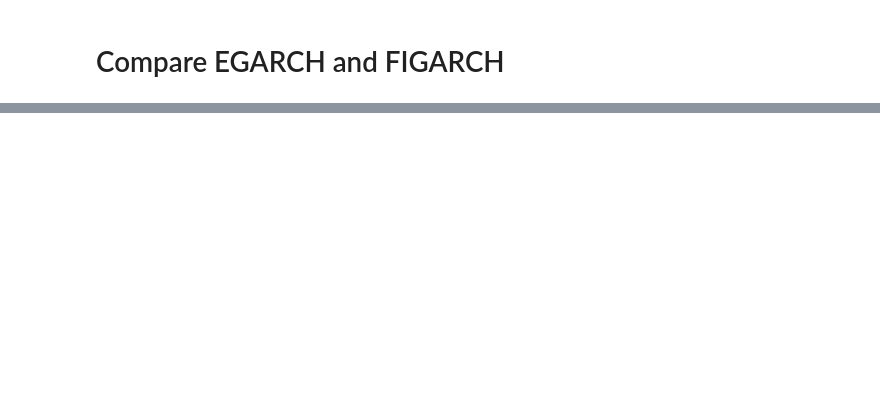
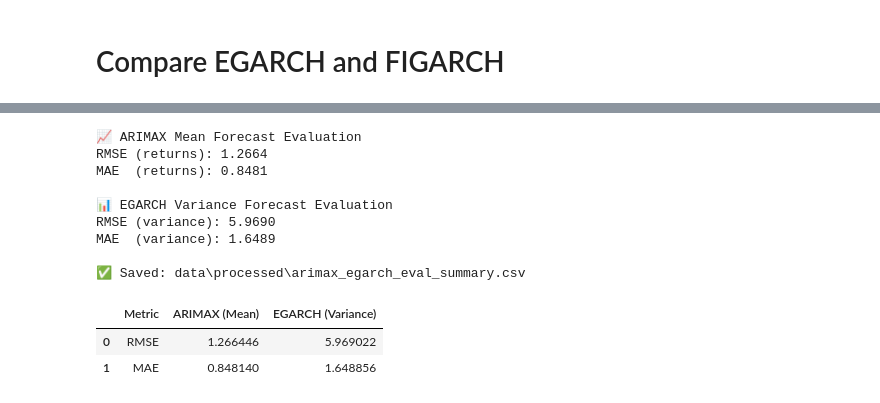
Before and after one commit to ladijoseph/AWT-LSTM-ARIMAX-FIEGARCH-Model, a Jupyter notebook: 01_data_acquisition_preprocessing.ipynb, the cells around one changed output, grey strips where cells are left out. Saved outputs shown, nothing was run; the diff lists cells and outputs as text; code cells hidden in the pictures; blank space fills up the shorter version.

```diff
--- a/01_data_acquisition_preprocessing.ipynb
+++ b/01_data_acquisition_preprocessing.ipynb
@@ -999,0 +1319,52 @@ EGARCH leverage gamma=-0.1673, p=1.444e-30 -> material (leverage present) (negat
+# %%
+# ============================================================
+# Evaluation: ARIMAX OOS Forecast Accuracy
+# ============================================================
+
+from sklearn.metrics import mean_squared_error, mean_absolute_error
+
+# Ensure alignment of actuals and forecasts
+actual = y.loc[mu_fc.index]
+forecast = mu_fc.reindex(actual.index)
+
+# Compute metrics
+rmse = np.sqrt(mean_squared_error(actual, forecast))
+mae  = mean_absolute_error(actual, forecast)
+
+# Optional variance forecast check
+realized_var = (actual ** 2).reindex(var_fc.index)
+var_rmse = np.sqrt(mean_squared_error(realized_var, var_fc))
+var_mae  = mean_absolute_error(realized_var, var_fc)
+
+# Display results
+print("📈 ARIMAX Mean Forecast Evaluation")
+print(f"RMSE (returns): {rmse:.4f}")
+print(f"MAE  (returns): {mae:.4f}\n")
+
+print("📊 EGARCH Variance Forecast Evaluation")
+print(f"RMSE (variance): {var_rmse:.4f}")
+print(f"MAE  (variance): {var_mae:.4f}")
+
+# Save summary table
+eval_tbl = pd.DataFrame({
+    'Metric': ['RMSE', 'MAE'],
+    'ARIMAX (Mean)': [rmse, mae],
+    'EGARCH (Variance)': [var_rmse, var_mae]
+})
+eval_tbl.to_csv(OUTDIR / "arimax_egarch_eval_summary.csv", index=False)
+
+print("\n✅ Saved:", OUTDIR / "arimax_egarch_eval_summary.csv")
+eval_tbl
+# %% [output]
+📈 ARIMAX Mean Forecast Evaluation
+RMSE (returns): 1.2664
+MAE  (returns): 0.8481
+
+📊 EGARCH Variance Forecast Evaluation
+RMSE (variance): 5.9690
+MAE  (variance): 1.6489
+
+✅ Saved: data\processed\arimax_egarch_eval_summary.csv
+|  | Metric | ARIMAX (Mean) | EGARCH (Variance) |
+| 0 | RMSE | 1.266446 | 5.969022 |
+| 1 | MAE | 0.848140 | 1.648856 |
```
Also changed, not shown: parts of 28 cells of this notebook.
